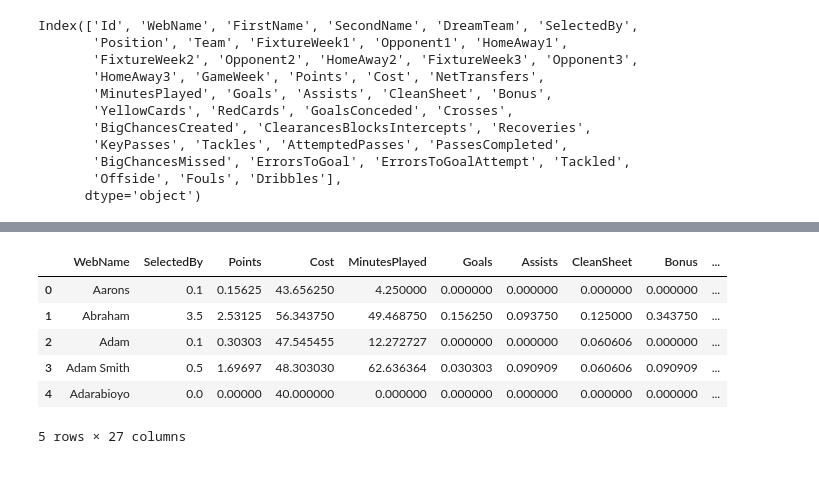
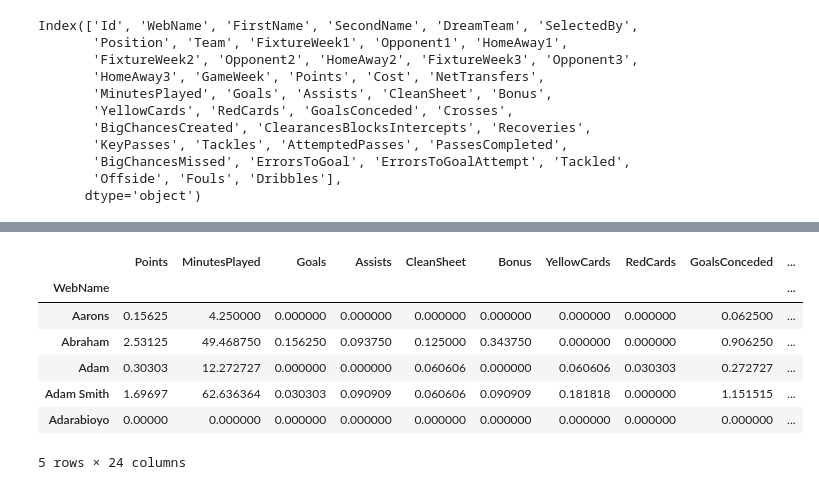
Before and after one commit to noelano/TDA, a Jupyter notebook: TDA_Football_Player_Clusters.ipynb, the cells around one changed output, grey strips where cells are left out. Cells and saved outputs as stored; diff of their text form; code cells hidden in the pictures.

```diff
--- a/TDA_Football_Player_Clusters.ipynb
+++ b/TDA_Football_Player_Clusters.ipynb
@@ -38,7 +37,3 @@ Index(['Id', 'WebName', 'FirstName', 'SecondName', 'DreamTeam', 'SelectedBy',
        'BigChancesMissed', 'ErrorsToGoal', 'ErrorsToGoalAttempt', 'Tackled',
        'Offside', 'Fouls', 'Dribbles'],
       dtype='object')
-# %%
-%%capture
-df.drop(df.columns[[0,2,3,4,20]], axis=1, inplace=True)
-df.drop(df.columns[[x for x in range(3,14)]], axis=1, inplace=True)
@@ -55,0 +40,8 @@ Index(['WebName', 'SelectedBy', 'Position', 'Points', 'Cost', 'MinutesPlayed',
+# %%
+to_drop = ['Id', 'FirstName', 'SecondName', 'DreamTeam', 'SelectedBy',
+       'Position', 'Team', 'FixtureWeek1', 'Opponent1', 'HomeAway1',
+       'FixtureWeek2', 'Opponent2', 'HomeAway2', 'FixtureWeek3', 'Opponent3',
+       'HomeAway3', 'GameWeek', 'Cost', 'NetTransfers']
+features = [col for col in df.columns if col not in to_drop]
+df = df[features]
+df.columns
@@ -56,15 +56,16 @@ Index(['WebName', 'SelectedBy', 'Position', 'Points', 'Cost', 'MinutesPlayed',
 # %%
 g=df.groupby(u'WebName')
-df2=g.aggregate(np.mean).reset_index()
+df2=g.aggregate(np.mean)
 df2.head()
 # %% [output]
-|  | WebName | SelectedBy | Points | Cost | MinutesPlayed | Goals | Assists | CleanSheet | Bonus | ... |
-| 0 | Aarons | 0.1 | 0.15625 | 43.656250 | 4.250000 | 0.000000 | 0.000000 | 0.000000 | 0.000000 | ... |
-| 1 | Abraham | 3.5 | 2.53125 | 56.343750 | 49.468750 | 0.156250 | 0.093750 | 0.125000 | 0.343750 | ... |
-| 2 | Adam | 0.1 | 0.30303 | 47.545455 | 12.272727 | 0.000000 | 0.000000 | 0.060606 | 0.000000 | ... |
-| 3 | Adam Smith | 0.5 | 1.69697 | 48.303030 | 62.636364 | 0.030303 | 0.090909 | 0.060606 | 0.090909 | ... |
-| 4 | Adarabioyo | 0.0 | 0.00000 | 40.000000 | 0.000000 | 0.000000 | 0.000000 | 0.000000 | 0.000000 | ... |
+|  | Points | MinutesPlayed | Goals | Assists | CleanSheet | Bonus | YellowCards | RedCards | GoalsConceded | ... |
+| WebName |  |  |  |  |  |  |  |  |  | ... |
+| Aarons | 0.15625 | 4.250000 | 0.000000 | 0.000000 | 0.000000 | 0.000000 | 0.000000 | 0.000000 | 0.062500 | ... |
+| Abraham | 2.53125 | 49.468750 | 0.156250 | 0.093750 | 0.125000 | 0.343750 | 0.000000 | 0.000000 | 0.906250 | ... |
+| Adam | 0.30303 | 12.272727 | 0.000000 | 0.000000 | 0.060606 | 0.000000 | 0.060606 | 0.030303 | 0.272727 | ... |
+| Adam Smith | 1.69697 | 62.636364 | 0.030303 | 0.090909 | 0.060606 | 0.090909 | 0.181818 | 0.000000 | 1.151515 | ... |
+| Adarabioyo | 0.00000 | 0.000000 | 0.000000 | 0.000000 | 0.000000 | 0.000000 | 0.000000 | 0.000000 | 0.000000 | ... |
-5 rows × 27 columns
+5 rows × 24 columns
 # %%
 df2.describe()
 # %% [output]
```
Also changed, not shown: parts of 14 cells of this notebook, 2 other files.
